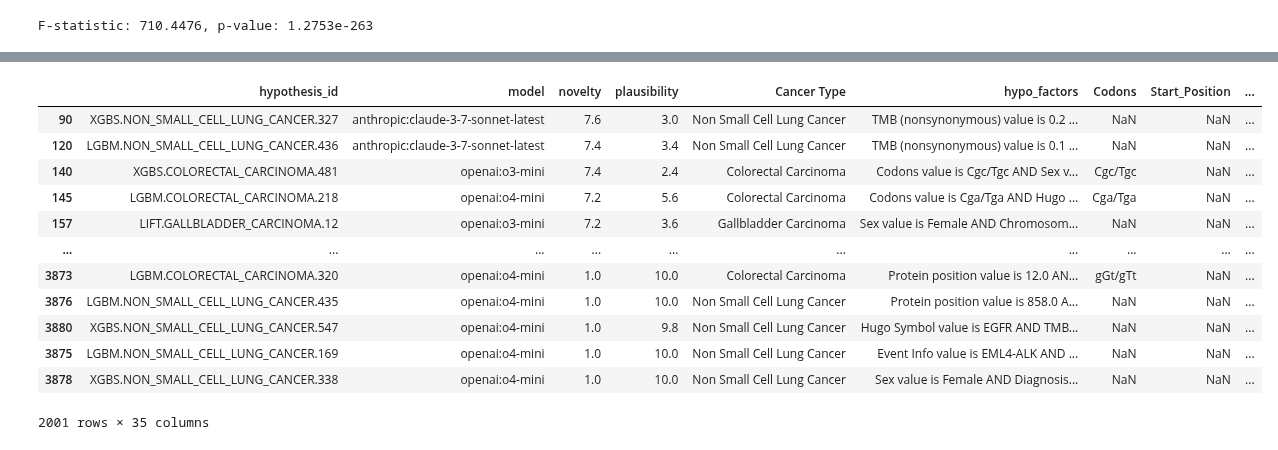
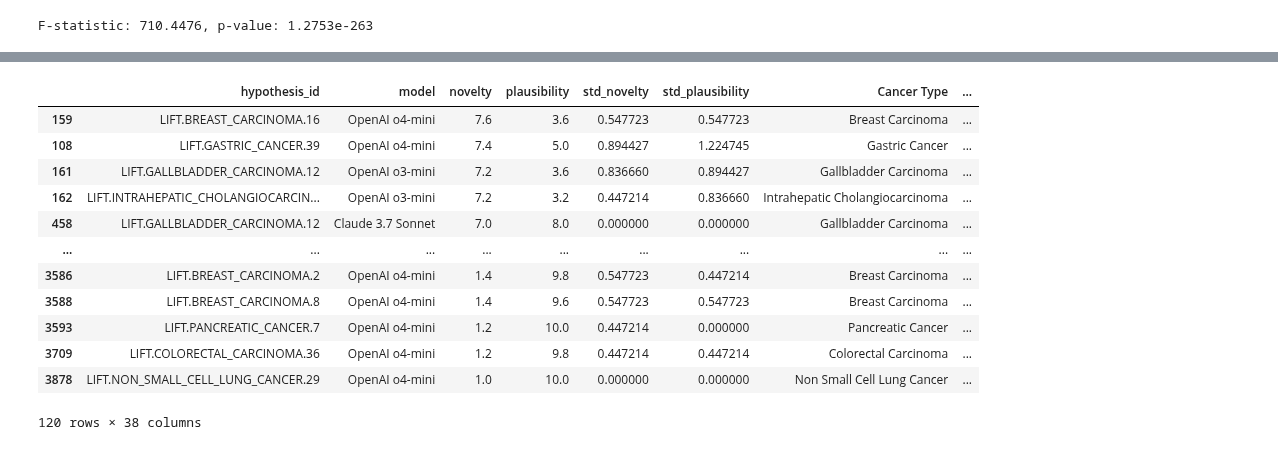
Before and after one commit to Taneun/OncoHypothesis-LLM-Ranker, a Jupyter notebook: pan_cancer/llm_results_analysis.ipynb, the cells around one changed output, grey strips where cells are left out. Cells and saved outputs as stored; diff of their text form; code cells hidden in the pictures.

```diff
--- a/pan_cancer/llm_results_analysis.ipynb
+++ b/pan_cancer/llm_results_analysis.ipynb
@@ -94,6 +113,25 @@ combine_hyp['hypothesis_id'] = combine_hyp['hypothesis_id'].astype(str)
 
 # Now you can safely join
 df = df.join(combine_hyp.set_index('hypothesis_id'), on='hypothesis_id')
+# %%
+# Create dummies from Consequence
+dummy_vars = df['Consequence'].str.split(',').explode().str.get_dummies().groupby(level=0).sum()
+
+for col in dummy_vars.columns:
+    if col in df.columns:
+        # Update only where the new dummy is 1
+        df.loc[dummy_vars[col] == 1, col] = 1
+    else:
+        df[col] = dummy_vars[col]
+
+df.drop('Consequence', axis=1, inplace=True)
+# %%
+model_name_mapping = {
+        'openai:o4-mini': 'OpenAI o4-mini',
+        'openai:o3-mini': 'OpenAI o3-mini',
+        'anthropic:claude-3-7-sonnet-latest': 'Claude 3.7 Sonnet'
+    }
+df['model'] = df['model'].map(model_name_mapping)
 # %%
 df.sort_values(by=['novelty', 'plausibility'], ascending=[False, False], inplace=True)
 df.drop(columns=['novelty', 'plausibility', "timestamp"], inplace=True)
@@ -404 +463,3 @@ df_michal_renamed
+# %%
+data_for_lift = pd.read_csv("data_for_lift.csv")
 # %%
@@ -495,19 +635,19 @@ dd
 # %%
-len(list(dd["hypothesis_id"].unique()))
+df_michal_renamed[df_michal_renamed["hypothesis_id"].str.startswith("LIFT")]
 # %% [output]
-|  | hypothesis_id | model | novelty | plausibility | Cancer Type | hypo_factors | Codons | Start_Position | ... |
-| 90 | XGBS.NON_SMALL_CELL_LUNG_CANCER.327 | anthropic:claude-3-7-sonnet-latest | 7.6 | 3.0 | Non Small Cell Lung Cancer | TMB (nonsynonymous) value is 0.2 ... | NaN | NaN | ... |
-| 120 | LGBM.NON_SMALL_CELL_LUNG_CANCER.436 | anthropic:claude-3-7-sonnet-latest | 7.4 | 3.4 | Non Small Cell Lung Cancer | TMB (nonsynonymous) value is 0.1 ... | NaN | NaN | ... |
-| 140 | XGBS.COLORECTAL_CARCINOMA.481 | openai:o3-mini | 7.4 | 2.4 | Colorectal Carcinoma | Codons value is Cgc/Tgc AND Sex v... | Cgc/Tgc | NaN | ... |
-| 145 | LGBM.COLORECTAL_CARCINOMA.218 | openai:o4-mini | 7.2 | 5.6 | Colorectal Carcinoma | Codons value is Cga/Tga AND Hugo ... | Cga/Tga | NaN | ... |
-| 157 | LIFT.GALLBLADDER_CARCINOMA.12 | openai:o3-mini | 7.2 | 3.6 | Gallbladder Carcinoma | Sex value is Female AND Chromosom... | NaN | NaN | ... |
-| ... | ... | ... | ... | ... | ... | ... | ... | ... | ... |
-| 3873 | LGBM.COLORECTAL_CARCINOMA.320 | openai:o4-mini | 1.0 | 10.0 | Colorectal Carcinoma | Protein position value is 12.0 AN... | gGt/gTt | NaN | ... |
-| 3876 | LGBM.NON_SMALL_CELL_LUNG_CANCER.435 | openai:o4-mini | 1.0 | 10.0 | Non Small Cell Lung Cancer | Protein position value is 858.0 A... | NaN | NaN | ... |
-| 3880 | XGBS.NON_SMALL_CELL_LUNG_CANCER.547 | openai:o4-mini | 1.0 | 9.8 | Non Small Cell Lung Cancer | Hugo Symbol value is EGFR AND TMB... | NaN | NaN | ... |
-| 3875 | LGBM.NON_SMALL_CELL_LUNG_CANCER.169 | openai:o4-mini | 1.0 | 10.0 | Non Small Cell Lung Cancer | Event Info value is EML4-ALK AND ... | NaN | NaN | ... |
-| 3878 | XGBS.NON_SMALL_CELL_LUNG_CANCER.338 | openai:o4-mini | 1.0 | 10.0 | Non Small Cell Lung Cancer | Sex value is Female AND Diagnosis... | NaN | NaN | ... |
+|  | hypothesis_id | model | novelty | plausibility | std_novelty | std_plausibility | Cancer Type | ... |
+| 159 | LIFT.BREAST_CARCINOMA.16 | OpenAI o4-mini | 7.6 | 3.6 | 0.547723 | 0.547723 | Breast Carcinoma | ... |
+| 108 | LIFT.GASTRIC_CANCER.39 | OpenAI o4-mini | 7.4 | 5.0 | 0.894427 | 1.224745 | Gastric Cancer | ... |
+| 161 | LIFT.GALLBLADDER_CARCINOMA.12 | OpenAI o3-mini | 7.2 | 3.6 | 0.836660 | 0.894427 | Gallbladder Carcinoma | ... |
+| 162 | LIFT.INTRAHEPATIC_CHOLANGIOCARCIN... | OpenAI o3-mini | 7.2 | 3.2 | 0.447214 | 0.836660 | Intrahepatic Cholangiocarcinoma | ... |
+| 458 | LIFT.GALLBLADDER_CARCINOMA.12 | Claude 3.7 Sonnet | 7.0 | 8.0 | 0.000000 | 0.000000 | Gallbladder Carcinoma | ... |
+| ... | ... | ... | ... | ... | ... | ... | ... | ... |
+| 3586 | LIFT.BREAST_CARCINOMA.2 | OpenAI o4-mini | 1.4 | 9.8 | 0.547723 | 0.447214 | Breast Carcinoma | ... |
+| 3588 | LIFT.BREAST_CARCINOMA.8 | OpenAI o4-mini | 1.4 | 9.6 | 0.547723 | 0.547723 | Breast Carcinoma | ... |
+| 3593 | LIFT.PANCREATIC_CANCER.7 | OpenAI o4-mini | 1.2 | 10.0 | 0.447214 | 0.000000 | Pancreatic Cancer | ... |
+| 3709 | LIFT.COLORECTAL_CARCINOMA.36 | OpenAI o4-mini | 1.2 | 9.8 | 0.447214 | 0.447214 | Colorectal Carcinoma | ... |
+| 3878 | LIFT.NON_SMALL_CELL_LUNG_CANCER.29 | OpenAI o4-mini | 1.0 | 10.0 | 0.000000 | 0.000000 | Non Small Cell Lung Cancer | ... |
-2001 rows × 35 columns
+120 rows × 38 columns
 # %%
 data = dd[(dd["novelty_norm"] > 0.9) & (dd["plausibility_norm"] > -0.3)]
 data = data.drop(columns=['novelty_norm', 'plausibility_norm', 'Unnamed: 0', 'rank'])
```
Also changed, not shown: parts of 20 cells of this notebook, 2 other files.
